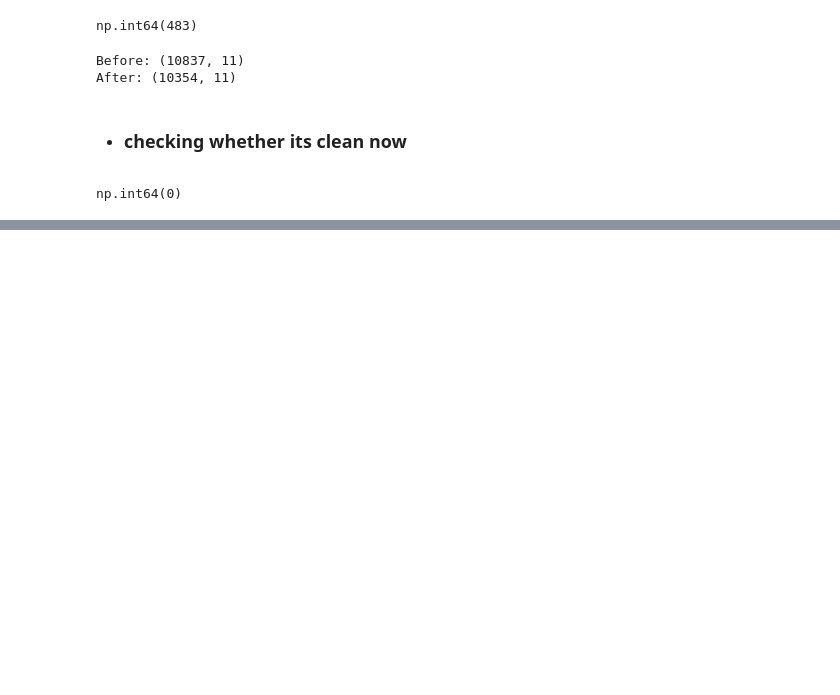
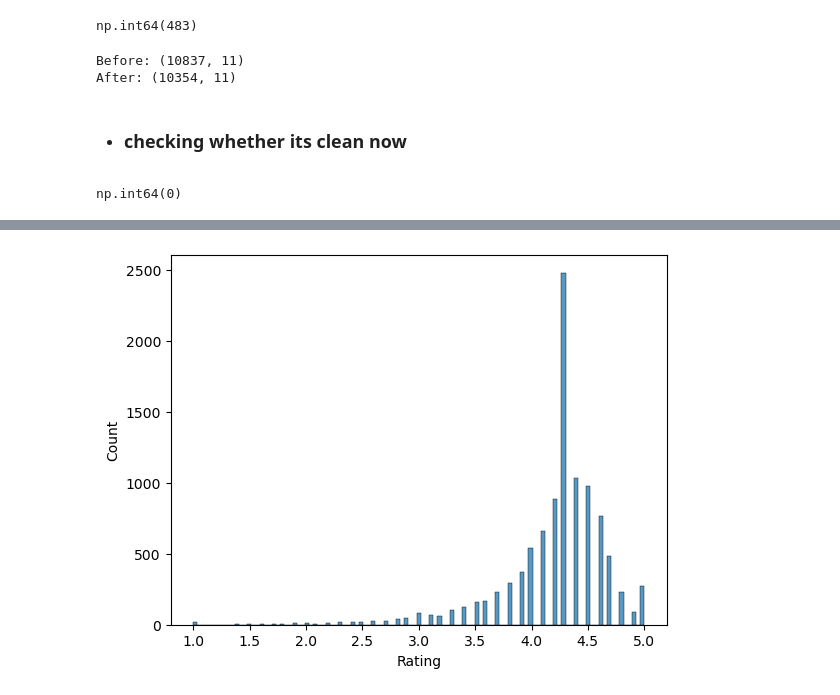
Before and after one commit to Aflah2512/Play_Store_Data_Analysis, a Jupyter notebook: PLAYSTOREDATAANALYSIS.ipynb, the cells around one changed output, grey strips where cells are left out. Drawn from its saved outputs; the diff is of its cells as text; code cells hidden in the pictures; blank space fills up the shorter version.

```diff
--- a/PLAYSTOREDATAANALYSIS.ipynb
+++ b/PLAYSTOREDATAANALYSIS.ipynb
@@ -791,0 +1086,5 @@ df.head()
+# %%
+sns.histplot(data=df_new,x="Rating")
+plt.show()
+# %% [output]
+[figure, added]
```
Also changed, not shown: parts of 47 cells of this notebook, 6 other files.
